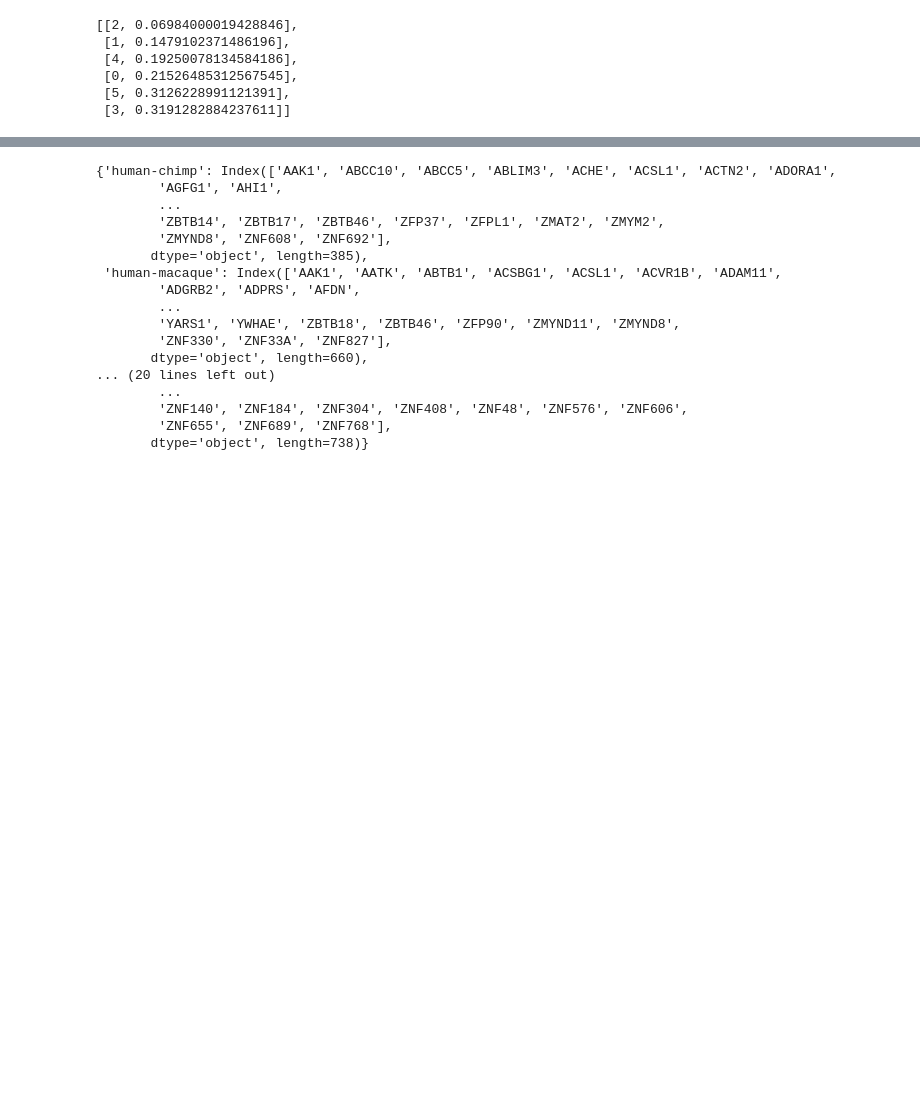
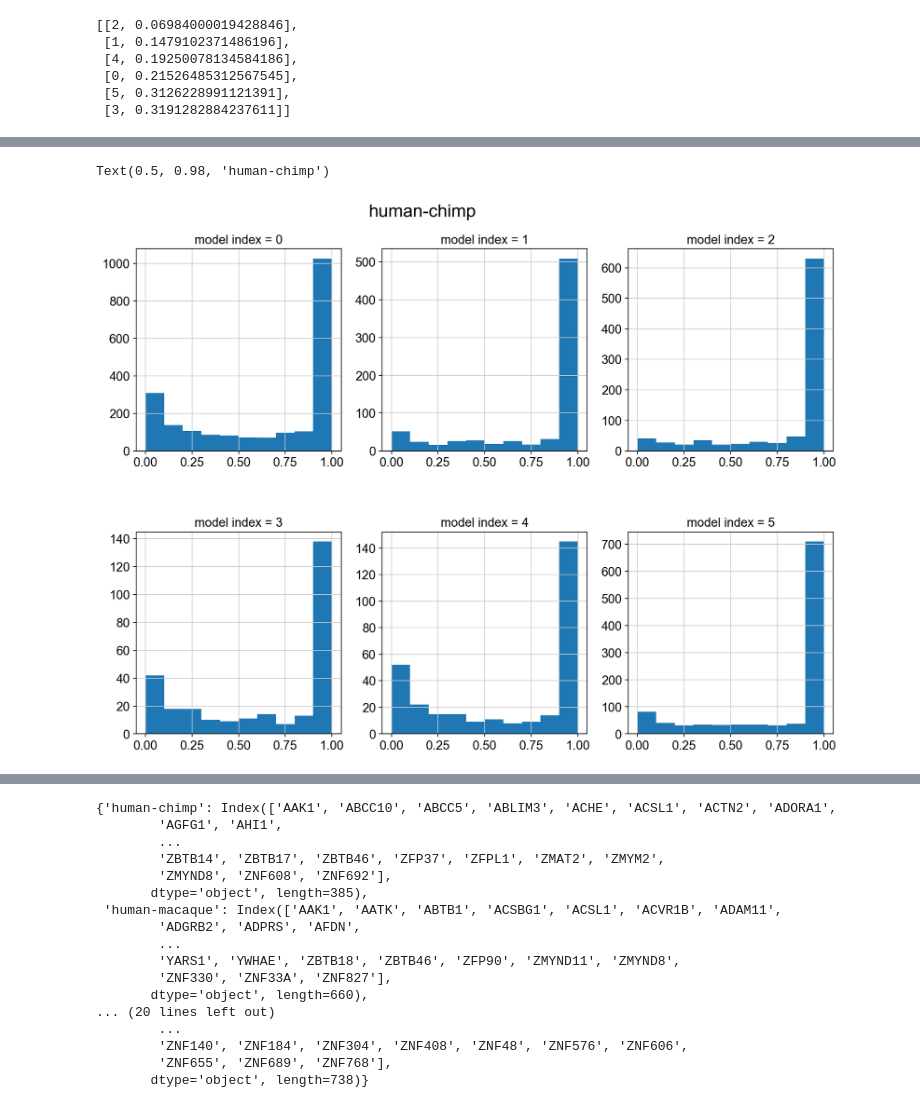
Before and after one commit to Claptar/spatialMPFC, a Jupyter notebook: Specie-specific genes/ANCOVA/ANCOVA1.ipynb, the cells around one changed output, grey strips where cells are left out. Cells and saved outputs as stored; diff of their text form; code cells hidden in the pictures; blank space fills up the shorter version.

```diff
--- a/Specie-specific genes/ANCOVA/ANCOVA1.ipynb
+++ b/Specie-specific genes/ANCOVA/ANCOVA1.ipynb
@@ -235,3 +271,7 @@ with open('results/ancova_res.pkl', 'wb') as f:
 import pickle
 with open("results/ancova_res.pkl", "rb") as file:
     ancova_results = pickle.load(file)
+# %%
+import pickle
+with open("results/optimal_model_res.pkl", "rb") as file:
+    optimal_model_res = pickle.load(file)
@@ -237,0 +294,11 @@ with open("results/ancova_res.pkl", "rb") as file:
+# %%
+fig, axes = plt.subplots(2, 3,  figsize=(14, 10), gridspec_kw={'hspace': 0.4})
+ancova_results['human-chimp']['model index'] = optimal_model_res['human']['model index']
+res_df = ancova_results['human-chimp']
+for i, ax in enumerate(axes.flatten()):
+    res_df[res_df['model index'] == i]['p-value'].hist(ax=ax)
+    ax.set_title(f'model index = {i}', fontsize=14)
+fig.suptitle('human-chimp', fontsize=20)
+# %% [output]
+Text(0.5, 0.98, 'human-chimp')
+[figure, added]
```
Also changed, not shown: parts of 26 cells of this notebook, 2 other files.
